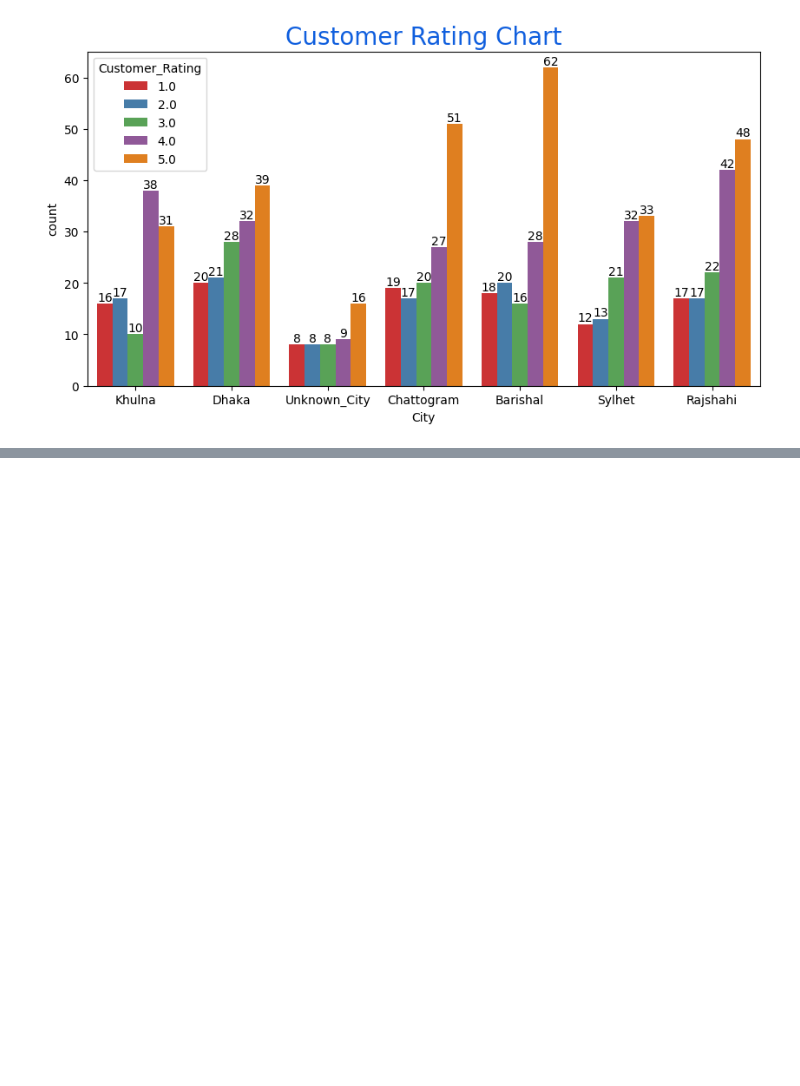
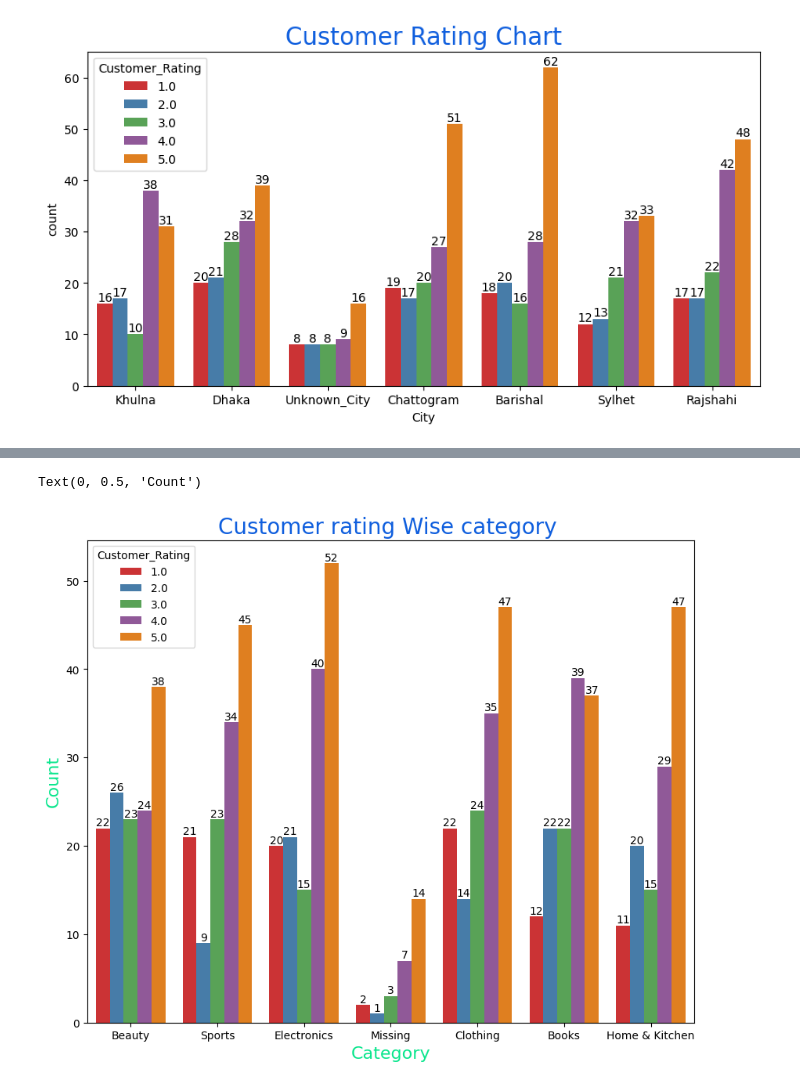
Before and after one commit to mdgolamrabbi22/Pandas, a Jupyter notebook: Project/E-Commerce Data/Data_Visualize.ipynb, the cells around one changed output, grey strips where cells are left out. Cells and saved outputs as stored; diff of their text form; code cells hidden in the pictures; blank space fills up the shorter version.

```diff
--- a/Project/E-Commerce Data/Data_Visualize.ipynb
+++ b/Project/E-Commerce Data/Data_Visualize.ipynb
@@ -114,0 +141,11 @@ plt.show()
+# %%
+plt.figure(figsize=(10,8))
+bar = sns.countplot(data=df, x="Category",hue="Customer_Rating",palette="Set1")
+for container in bar.containers:
+    bar.bar_label(container)
+plt.title("Customer rating Wise category ",color="#105fde",size=20)
+plt.xlabel("Category",color="#09e68d",size=16)
+plt.ylabel("Count",color="#09e68d",size=16)
+# %% [output]
+Text(0, 0.5, 'Count')
+[figure, added]
```
Also changed, not shown: parts of 1 cell of this notebook.
